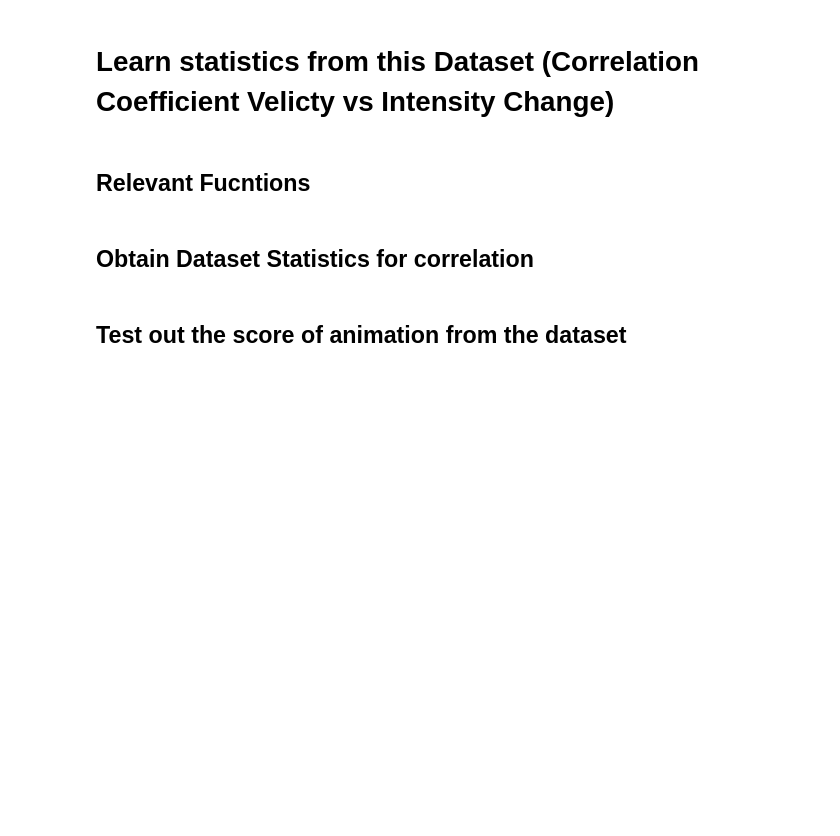
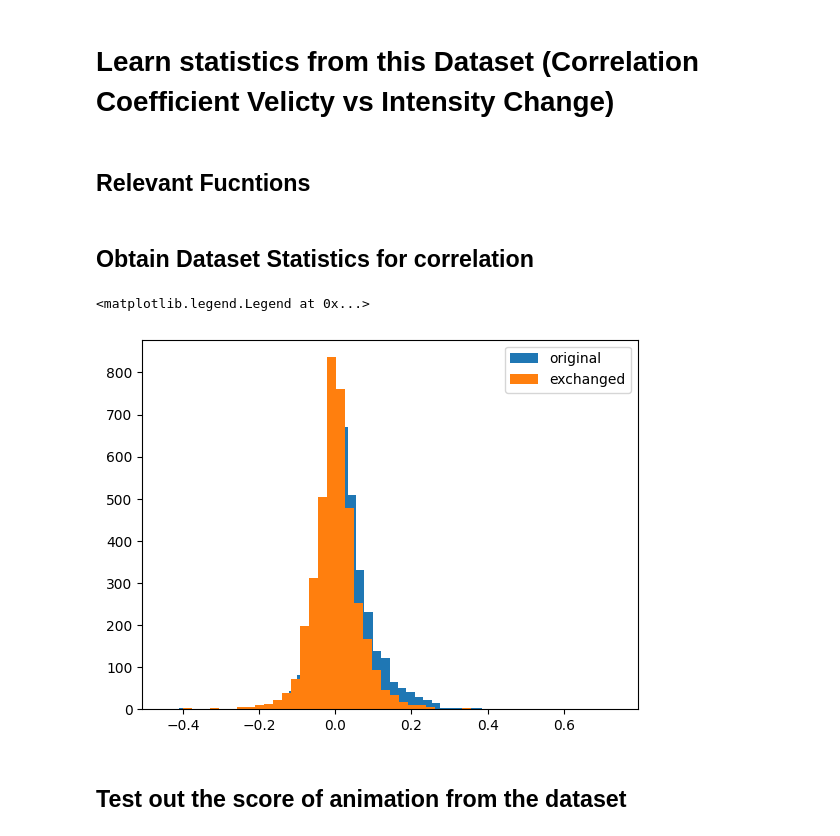
Before and after one commit to EvanSamaa/Gaze_project, a Jupyter notebook: evaluation/Data_driven_evaluation.ipynb, the cells around one changed output. Drawn from its saved outputs; the diff is of its cells as text; code cells hidden in the pictures; blank space fills up the shorter version.

```diff
--- a/evaluation/Data_driven_evaluation.ipynb
+++ b/evaluation/Data_driven_evaluation.ipynb
@@ -401,6 +404,13 @@ matching_model = ss.norm(mean, std)
 mean = cleaned_mis_matching_cov_values.mean()
 std = cleaned_mis_matching_cov_values.std()
 mismatching_model = ss.norm(mean, std)
+# %%
+plt.hist(cleaned_matching_cov_values, 50, label = "original")
+plt.hist(cleaned_mis_matching_cov_values, 50,label = "exchanged")
+plt.legend()
+# %% [output]
+<matplotlib.legend.Legend at 0x...>
+[figure, added]
 # %% [markdown]
 ## Test out the score of animation from the dataset
 # %%
```
Also changed, not shown: parts of 20 cells of this notebook, 3 other files.
